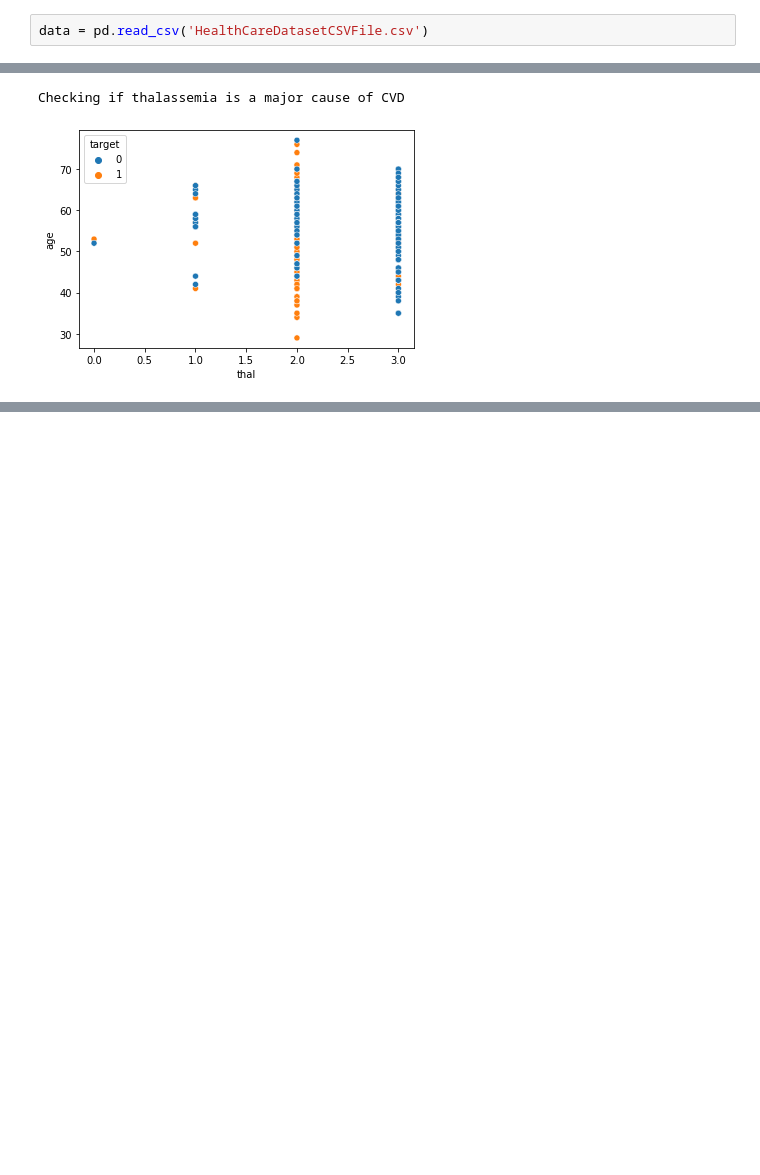
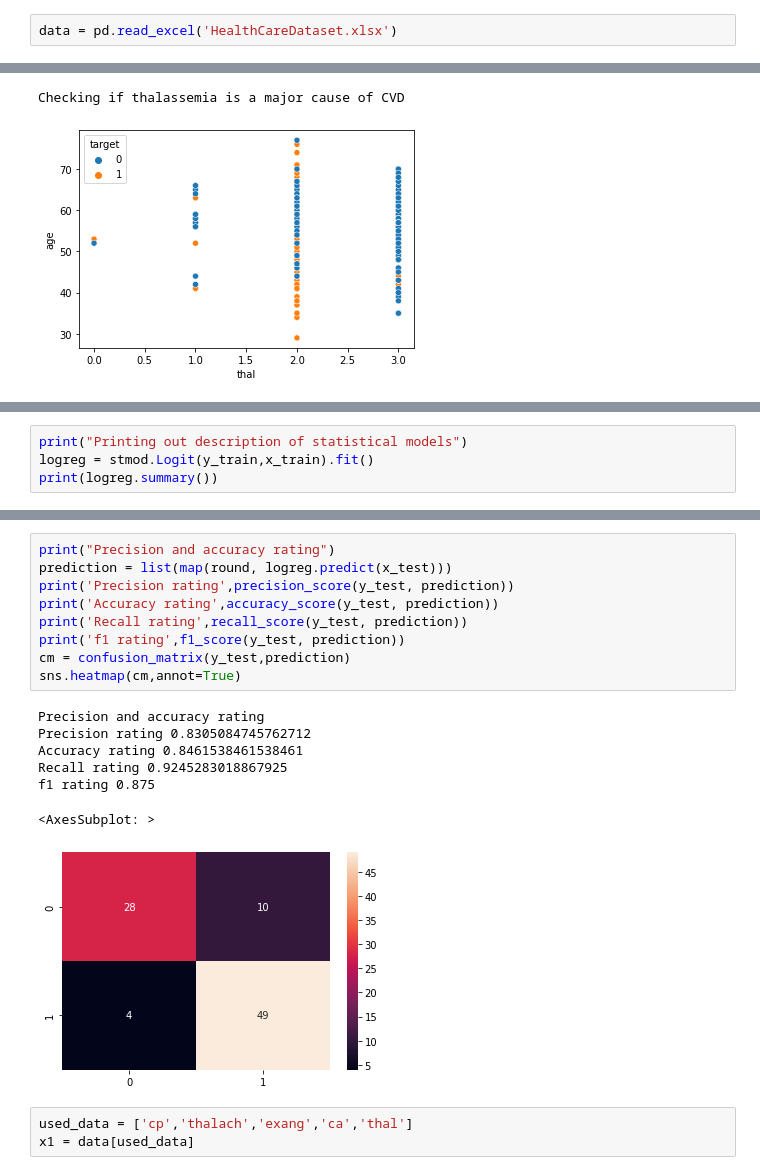
Before and after one commit to IshanRaikar/HealthCareDataProject, a Jupyter notebook: HealthCareDataProject.ipynb, the cells around one changed output, grey strips where cells are left out. Saved outputs shown, nothing was run; the diff lists cells and outputs as text; blank space fills up the shorter version.

```diff
--- a/HealthCareDataProject.ipynb
+++ b/HealthCareDataProject.ipynb
@@ -18,7 +20,7 @@ os.getcwd()
 # %% [output]
 '/voc/work'
 # %%
-data = pd.read_csv('HealthCareDatasetCSVFile.csv')
+data = pd.read_excel('HealthCareDataset.xlsx')
 # %%
 print("Getting data shape")
 print(data.shape)
@@ -273,0 +285,4 @@ print('y_test :',y_test.shape)
+# %%
+print("Printing out description of statistical models")
+logreg = stmod.Logit(y_train,x_train).fit()
+print(logreg.summary())
@@ -273,0 +307,20 @@ print('y_test :',y_test.shape)
+# %%
+print("Precision and accuracy rating")
+prediction = list(map(round, logreg.predict(x_test)))
+print('Precision rating',precision_score(y_test, prediction))
+print('Accuracy rating',accuracy_score(y_test, prediction))
+print('Recall rating',recall_score(y_test, prediction))
+print('f1 rating',f1_score(y_test, prediction))
+cm = confusion_matrix(y_test,prediction)
+sns.heatmap(cm,annot=True)
+# %% [output]
+Precision and accuracy rating
+Precision rating 0.8305084745762712
+Accuracy rating 0.8461538461538461
+Recall rating 0.9245283018867925
+f1 rating 0.875
+<AxesSubplot: >
+[figure, added]
+# %%
+used_data = ['cp','thalach','exang','ca','thal']
+x1 = data[used_data]
```
Also changed, not shown: parts of 6 cells of this notebook.
